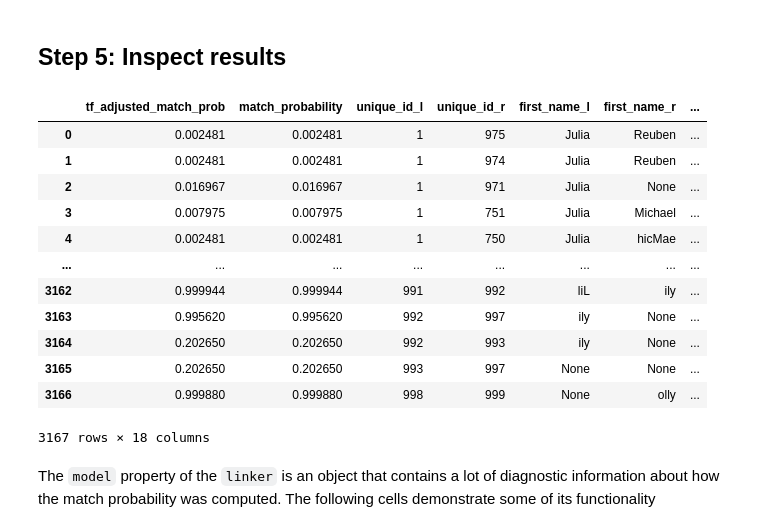
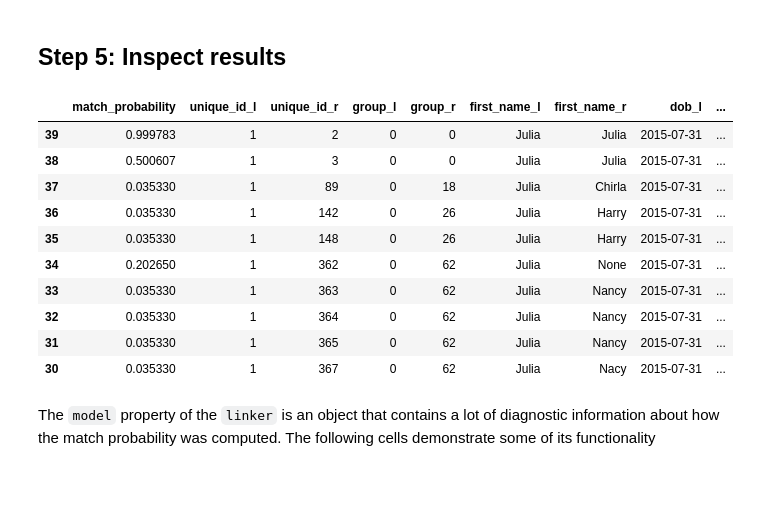
Before and after one commit to moj-analytical-services/splink_demos, a Jupyter notebook: quickstart_demo_deduplication.ipynb, the cells around one changed output. Cells and saved outputs as stored; diff of their text form; code cells hidden in the pictures; blank space fills up the shorter version.

```diff
--- a/quickstart_demo_deduplication.ipynb
+++ b/quickstart_demo_deduplication.ipynb
@@ -117,21 +121,18 @@ INFO:splink.iterate:EM algorithm has converged
 # %%
 # Inspect main dataframe that contains the match scores
 cols_to_inspect = ["match_probability","unique_id_l","unique_id_r","group_l", "group_r", "first_name_l","first_name_r","dob_l","dob_r","city_l","city_r","email_l","email_r",]
 df_e.toPandas()[cols_to_inspect].sort_values(["unique_id_l", "unique_id_r"]).head(10)
-df_e.toPandas()
 # %% [output]
-|  | tf_adjusted_match_prob | match_probability | unique_id_l | unique_id_r | first_name_l | first_name_r | ... |
-| 0 | 0.002481 | 0.002481 | 1 | 975 | Julia | Reuben | ... |
-| 1 | 0.002481 | 0.002481 | 1 | 974 | Julia | Reuben | ... |
-| 2 | 0.016967 | 0.016967 | 1 | 971 | Julia | None | ... |
-| 3 | 0.007975 | 0.007975 | 1 | 751 | Julia | Michael | ... |
-| 4 | 0.002481 | 0.002481 | 1 | 750 | Julia | hicMae | ... |
-| ... | ... | ... | ... | ... | ... | ... | ... |
-| 3162 | 0.999944 | 0.999944 | 991 | 992 | liL | ily | ... |
-| 3163 | 0.995620 | 0.995620 | 992 | 997 | ily | None | ... |
-| 3164 | 0.202650 | 0.202650 | 992 | 993 | ily | None | ... |
-| 3165 | 0.202650 | 0.202650 | 993 | 997 | None | None | ... |
-| 3166 | 0.999880 | 0.999880 | 998 | 999 | None | olly | ... |
+|  | match_probability | unique_id_l | unique_id_r | group_l | group_r | first_name_l | first_name_r | dob_l | ... |
+| 39 | 0.999783 | 1 | 2 | 0 | 0 | Julia | Julia | 2015-07-31 | ... |
+| 38 | 0.500607 | 1 | 3 | 0 | 0 | Julia | Julia | 2015-07-31 | ... |
+| 37 | 0.035330 | 1 | 89 | 0 | 18 | Julia | Chirla | 2015-07-31 | ... |
+| 36 | 0.035330 | 1 | 142 | 0 | 26 | Julia | Harry | 2015-07-31 | ... |
+| 35 | 0.035330 | 1 | 148 | 0 | 26 | Julia | Harry | 2015-07-31 | ... |
+| 34 | 0.202650 | 1 | 362 | 0 | 62 | Julia | None | 2015-07-31 | ... |
+| 33 | 0.035330 | 1 | 363 | 0 | 62 | Julia | Nancy | 2015-07-31 | ... |
+| 32 | 0.035330 | 1 | 364 | 0 | 62 | Julia | Nancy | 2015-07-31 | ... |
+| 31 | 0.035330 | 1 | 365 | 0 | 62 | Julia | Nancy | 2015-07-31 | ... |
+| 30 | 0.035330 | 1 | 367 | 0 | 62 | Julia | Nacy | 2015-07-31 | ... |
-3167 rows × 18 columns
 # %% [markdown]
 The `model` property of the `linker` is an object that contains a lot of diagnostic information about how the match probability was computed.  The following cells demonstrate some of its functionality
```
Also changed, not shown: parts of 3 cells of this notebook, 7 other files.
